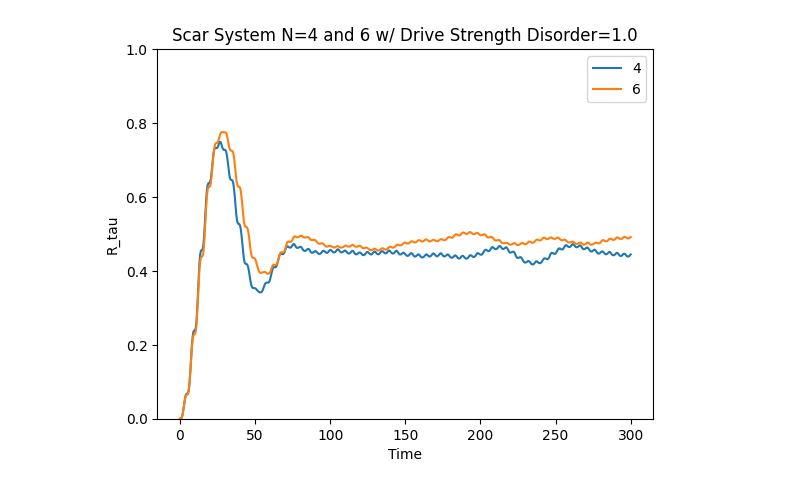
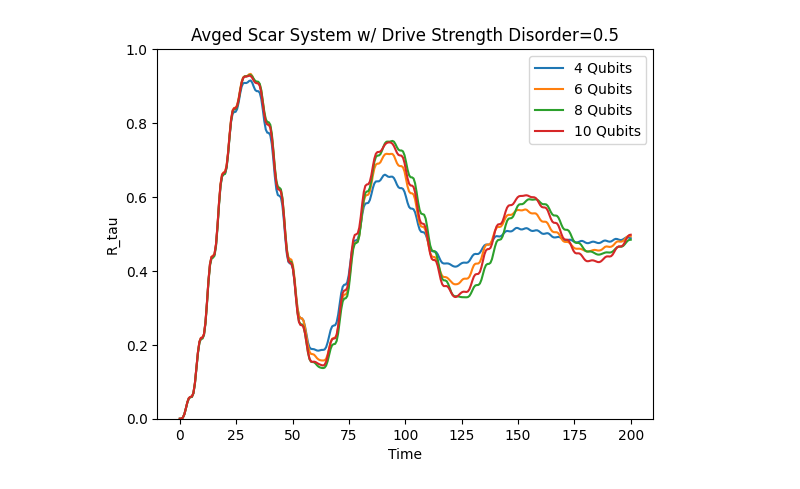
Before and after one commit to Idden/Quantum-Internship, a Jupyter notebook: Quantum_Batteries_Scars/disorder_tests/test5.ipynb, the cells around one changed output. Drawn from its saved outputs; the diff is of its cells as text; code cells hidden in the pictures.

```diff
--- a/Quantum_Batteries_Scars/disorder_tests/test5.ipynb
+++ b/Quantum_Batteries_Scars/disorder_tests/test5.ipynb
@@ -5,39 +5,31 @@ import matplotlib.pyplot as plt
 from quantumScarFunctions import *
 # %%
 wd = 0.642570281124498
-tlist = np.linspace(0, 300, 600)
-d = 1.0
-reals = 200
+tlist = np.linspace(0, 200, 300)
+nlist = np.linspace(4, 10, 4)
+d = 0.5
+reals = 100
 
-Rtau_scar = np.zeros(len(tlist))
-for _ in range(reals):
-    # scar system
-    H0, H1, eigenvalues, eigenstates, psi0, basisList = get_scar_ham(4, random_seed=True, ds_detuning=d, random_drive_strength=True)
-    args = {"A": 0.1, "omega": wd}
-    H = qt.QobjEvo([H0, [H1, coeff]], args=args)
-    psi_t = qt.sesolve(H, eigenstates[0], tlist, e_ops=[H0])
-    Rtau = np.array(np.real(psi_t.expect[0] - psi_t.expect[0][0]) / (eigenvalues[-1] - eigenvalues[0]))
-    Rtau_scar += Rtau
-Rtau_plot4 = Rtau_scar / reals
+Rtau_plot = []
+for n in nlist:
+    N = int(n)
+    Rtau_scar = np.zeros(len(tlist))
+    for _ in range(reals):
+        H0, H1, eigenvalues, eigenstates, psi0, basisList = get_scar_ham(N, random_seed=True, ds_detuning=d, random_drive_strength=True)
+        args = {"A": 0.1, "omega": wd}
+        H = qt.QobjEvo([H0, [H1, coeff]], args=args)
+        psi_t = qt.sesolve(H, eigenstates[0], tlist, e_ops=[H0])
+        Rtau = np.array(np.real(psi_t.expect[0] - psi_t.expect[0][0]) / (eigenvalues[-1] - eigenvalues[0]))
+        Rtau_scar += Rtau
+    Rtau_plot.append(Rtau_scar / reals)
 
-Rtau_scar = np.zeros(len(tlist))
-for _ in range(reals):
-    # scar system
-    H0, H1, eigenvalues, eigenstates, psi0, basisList = get_scar_ham(6, random_seed=True, ds_detuning=d, random_drive_strength=True)
-    args = {"A": 0.1, "omega": wd}
-    H = qt.QobjEvo([H0, [H1, coeff]], args=args)
-    psi_t = qt.sesolve(H, eigenstates[0], tlist, e_ops=[H0])
-    Rtau = np.array(np.real(psi_t.expect[0] - psi_t.expect[0][0]) / (eigenvalues[-1] - eigenvalues[0]))
-    Rtau_scar += Rtau
-Rtau_plot6 = Rtau_scar / reals
-
-plt.title(f"Scar System N={4} and {6} w/ Drive Strength Disorder={d}")
+plt.title(f"Avged Scar System w/ Drive Strength Disorder={d}")
 plt.ylabel("R_tau")
 plt.xlabel("Time")
 plt.ylim(0, 1)
-plt.plot(tlist, Rtau_plot4, label="4")
-plt.plot(tlist, Rtau_plot6, label='6')
+for i in range(len(Rtau_plot)):
+    plt.plot(tlist, Rtau_plot[i], label=f"{int(nlist[i])} Qubits")
 plt.legend()
 plt.show()
 # %% [output]
-[figure, old version]
+[figure, new version]
```
Also changed, not shown: 7 other files.
